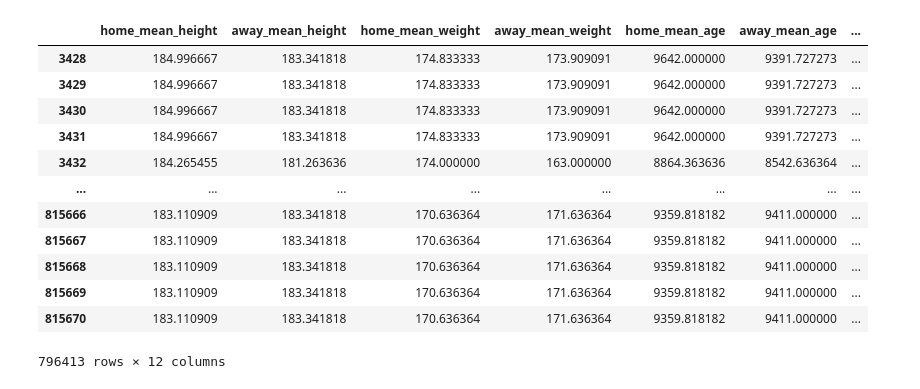
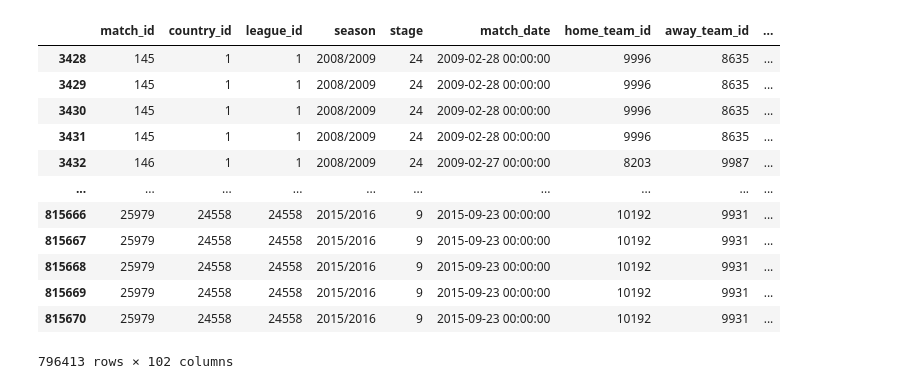
Before and after one commit to mirjanaa/Predicting-the-outcome-of-Soccer-Matches-using-Machine-Learning, a Jupyter notebook: data_processing.ipynb, the cells around one changed output. Saved outputs shown, nothing was run; the diff lists cells and outputs as text; code cells hidden in the pictures.

```diff
--- a/data_processing.ipynb
+++ b/data_processing.ipynb
@@ -241,14 +247,6 @@ def player_agg(df):
     weight_away = list(df.columns)[123:134]
     age_home = list(df.columns)[134:145]
     age_away = list(df.columns)[145:156]
-
-    print(height_home)
-    print(height_away)
-    print(weight_home)
-    print(weight_away)
-    print(age_home)
-    print(age_away)
-
 
     home_mean_height = df[height_home].mean(axis=1)
     away_mean_height = df[height_away].mean(axis=1)
@@ -269,11 +267,21 @@ def player_agg(df):
                 away_std_height, home_std_weight, away_std_weight, home_std_age,
                 away_std_age], axis = 1)
 
-    df_player.columns = ['home_mean_height', 'away_mean_height', 'home_mean_weight', 'away_mean_weight',
+    player_cols = ['home_mean_height', 'away_mean_height', 'home_mean_weight', 'away_mean_weight',
                      'home_mean_age', 'away_mean_age', 'home_std_height', 'away_std_height',
                      'home_std_weight', 'away_std_weight', 'home_std_age', 'away_std_age']
+    df_player.columns = player_cols
 
-    df_player = df_player.dropna()
+    df = pd.concat([df, df_player], axis = 1)
 
-    return df_player
+    df = df.drop(columns=height_home)
+    df = df.drop(columns=height_away)
+    df = df.drop(columns=weight_home)
+    df = df.drop(columns=weight_away)
+    df = df.drop(columns=age_home)
+    df = df.drop(columns=age_away)
+
+    df = df.dropna(subset=player_cols)
+
+    return df
 # %%
@@ -288,16 +289,16 @@ df_player = player_agg(df_soccer)
-# %%
-df_player
-# %% [output]
-|  | home_mean_height | away_mean_height | home_mean_weight | away_mean_weight | home_mean_age | away_mean_age | ... |
-| 3428 | 184.996667 | 183.341818 | 174.833333 | 173.909091 | 9642.000000 | 9391.727273 | ... |
-| 3429 | 184.996667 | 183.341818 | 174.833333 | 173.909091 | 9642.000000 | 9391.727273 | ... |
-| 3430 | 184.996667 | 183.341818 | 174.833333 | 173.909091 | 9642.000000 | 9391.727273 | ... |
-| 3431 | 184.996667 | 183.341818 | 174.833333 | 173.909091 | 9642.000000 | 9391.727273 | ... |
-| 3432 | 184.265455 | 181.263636 | 174.000000 | 163.000000 | 8864.363636 | 8542.636364 | ... |
-| ... | ... | ... | ... | ... | ... | ... | ... |
-| 815666 | 183.110909 | 183.341818 | 170.636364 | 171.636364 | 9359.818182 | 9411.000000 | ... |
-| 815667 | 183.110909 | 183.341818 | 170.636364 | 171.636364 | 9359.818182 | 9411.000000 | ... |
-| 815668 | 183.110909 | 183.341818 | 170.636364 | 171.636364 | 9359.818182 | 9411.000000 | ... |
-| 815669 | 183.110909 | 183.341818 | 170.636364 | 171.636364 | 9359.818182 | 9411.000000 | ... |
-| 815670 | 183.110909 | 183.341818 | 170.636364 | 171.636364 | 9359.818182 | 9411.000000 | ... |
-796413 rows × 12 columns
+# %%
+df_soccer
+# %% [output]
+|  | match_id | country_id | league_id | season | stage | match_date | home_team_id | away_team_id | ... |
+| 3428 | 145 | 1 | 1 | 2008/2009 | 24 | 2009-02-28 00:00:00 | 9996 | 8635 | ... |
+| 3429 | 145 | 1 | 1 | 2008/2009 | 24 | 2009-02-28 00:00:00 | 9996 | 8635 | ... |
+| 3430 | 145 | 1 | 1 | 2008/2009 | 24 | 2009-02-28 00:00:00 | 9996 | 8635 | ... |
+| 3431 | 145 | 1 | 1 | 2008/2009 | 24 | 2009-02-28 00:00:00 | 9996 | 8635 | ... |
+| 3432 | 146 | 1 | 1 | 2008/2009 | 24 | 2009-02-27 00:00:00 | 8203 | 9987 | ... |
+| ... | ... | ... | ... | ... | ... | ... | ... | ... | ... |
+| 815666 | 25979 | 24558 | 24558 | 2015/2016 | 9 | 2015-09-23 00:00:00 | 10192 | 9931 | ... |
+| 815667 | 25979 | 24558 | 24558 | 2015/2016 | 9 | 2015-09-23 00:00:00 | 10192 | 9931 | ... |
+| 815668 | 25979 | 24558 | 24558 | 2015/2016 | 9 | 2015-09-23 00:00:00 | 10192 | 9931 | ... |
+| 815669 | 25979 | 24558 | 24558 | 2015/2016 | 9 | 2015-09-23 00:00:00 | 10192 | 9931 | ... |
+| 815670 | 25979 | 24558 | 24558 | 2015/2016 | 9 | 2015-09-23 00:00:00 | 10192 | 9931 | ... |
+796413 rows × 102 columns
```
Also changed, not shown: parts of 2 cells of this notebook.
